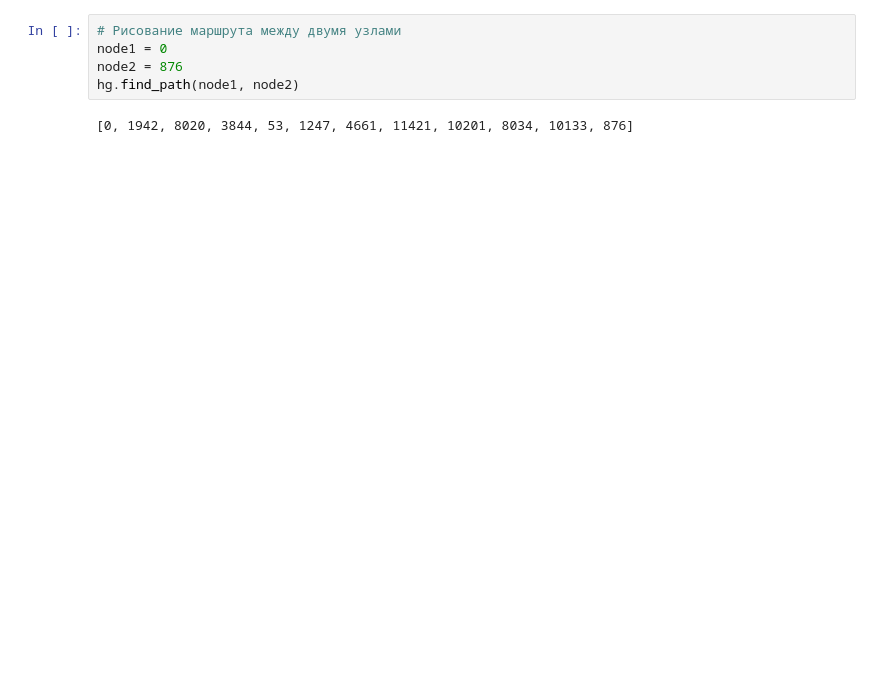
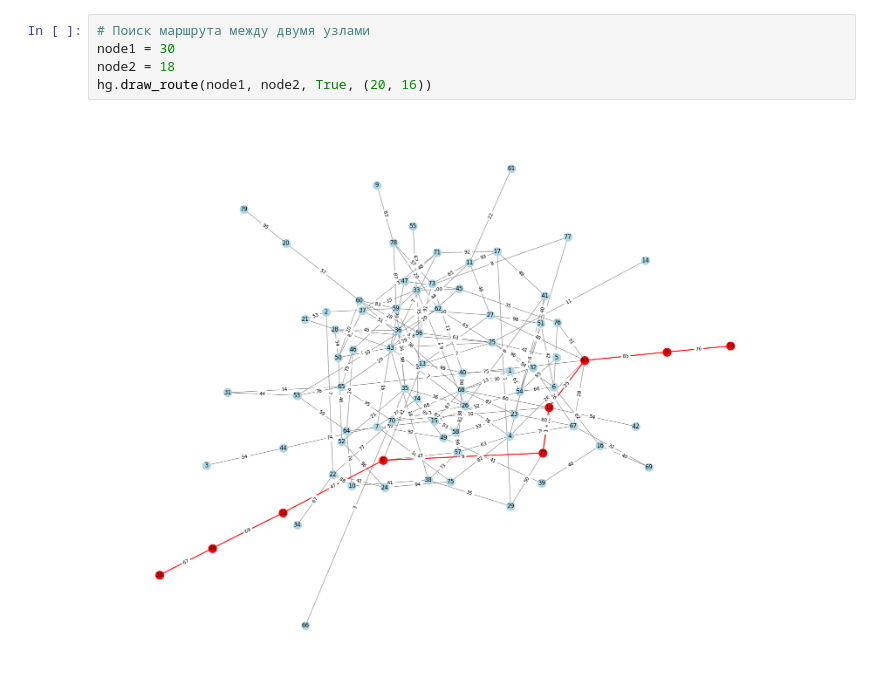
Before and after one commit to romanroff/Graphs-Hierarchies, a Jupyter notebook: main/main.ipynb, the cells around one changed output. Saved outputs shown, nothing was run; the diff lists cells and outputs as text; blank space fills up the shorter version.

```diff
--- a/main/main.ipynb
+++ b/main/main.ipynb
@@ -89,7 +25,7 @@ hg = HierarchicalGraph(gnm_random_graph)
 # %%
-# Рисование маршрута между двумя узлами
-node1 = 0
-node2 = 876
-hg.find_path(node1, node2)
+# Поиск маршрута между двумя узлами
+node1 = 30
+node2 = 18
+hg.draw_route(node1, node2, True, (20, 16))
 # %% [output]
-[0, 1942, 8020, 3844, 53, 1247, 4661, 11421, 10201, 8034, 10133, 876]
+[figure, added]
```
Also changed, not shown: parts of 5 cells of this notebook, 1 other file.
